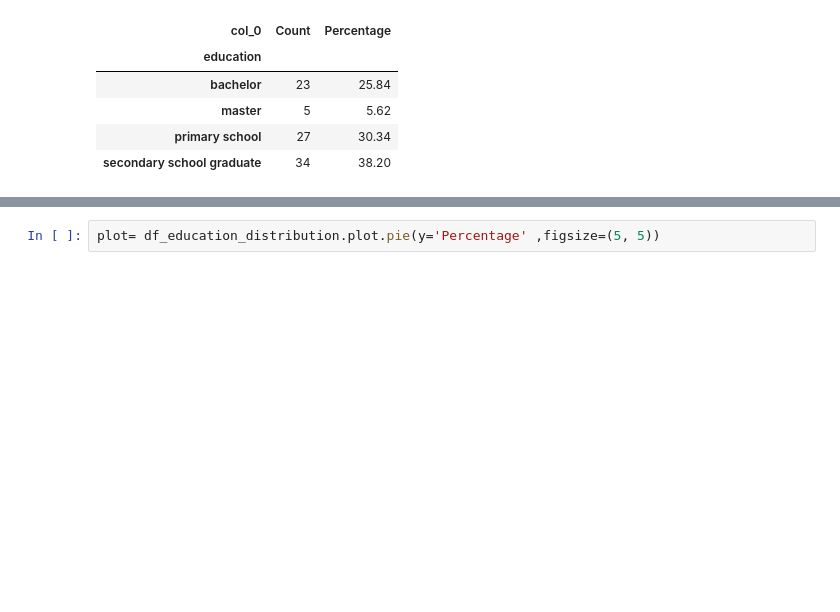
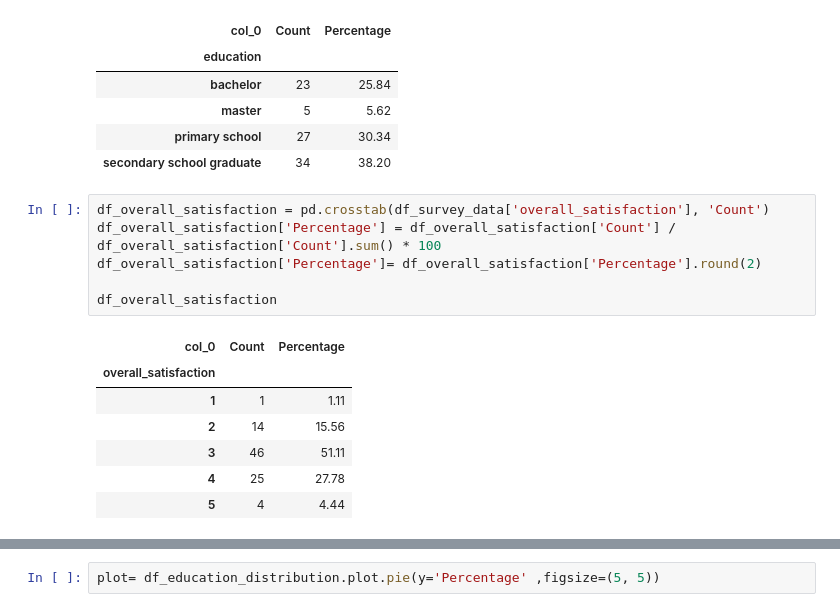
Before and after one commit to DGautam11/ShopSarisfactionSurveyAnalysis, a Jupyter notebook: WorkPlaceSatisfactionSurveyAnalysis.ipynb, the cells around one changed output, grey strips where cells are left out. Cells and saved outputs as stored; diff of their text form; blank space fills up the shorter version.

```diff
--- a/WorkPlaceSatisfactionSurveyAnalysis.ipynb
+++ b/WorkPlaceSatisfactionSurveyAnalysis.ipynb
@@ -297,3 +321,17 @@ df_education_distribution
 | master | 5 | 5.62 |
 | primary school | 27 | 30.34 |
 | secondary school graduate | 34 | 38.20 |
+# %%
+df_overall_satisfaction = pd.crosstab(df_survey_data['overall_satisfaction'], 'Count')
+df_overall_satisfaction['Percentage'] = df_overall_satisfaction['Count'] / df_overall_satisfaction['Count'].sum() * 100
+df_overall_satisfaction['Percentage']= df_overall_satisfaction['Percentage'].round(2)
+
+df_overall_satisfaction
+# %% [output]
+| col_0 | Count | Percentage |
+| overall_satisfaction |  |  |
+| 1 | 1 | 1.11 |
+| 2 | 14 | 15.56 |
+| 3 | 46 | 51.11 |
+| 4 | 25 | 27.78 |
+| 5 | 4 | 4.44 |
```
Also changed, not shown: parts of 4 cells of this notebook.
